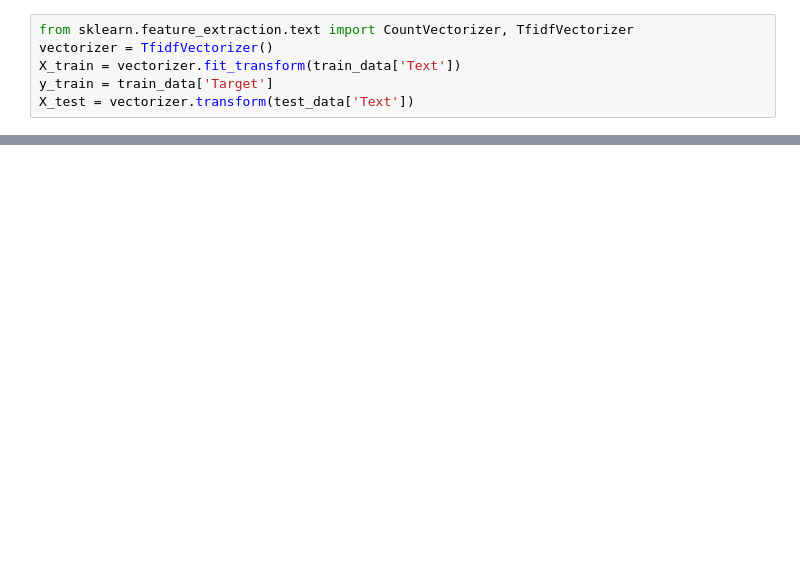
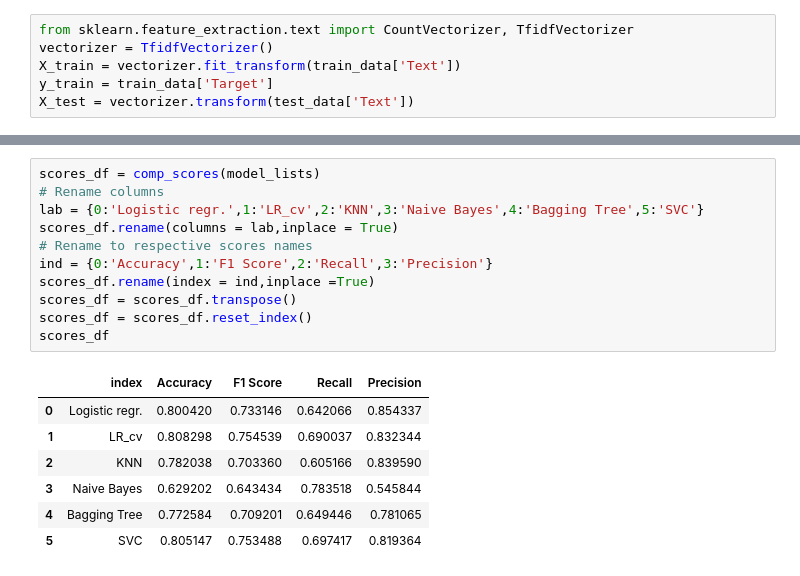
Before and after one commit to rgjha/data_science_basics, a Jupyter notebook: NLP/tweet_analysis_Kaggle/tweet_class.ipynb, the cells around one changed output, grey strips where cells are left out. Drawn from its saved outputs; the diff is of its cells as text; blank space fills up the shorter version.

```diff
--- a/NLP/tweet_analysis_Kaggle/tweet_class.ipynb
+++ b/NLP/tweet_analysis_Kaggle/tweet_class.ipynb
@@ -200,0 +265,19 @@ y_test = svm_model.predict(X_test)
+# %%
+scores_df = comp_scores(model_lists)
+# Rename columns
+lab = {0:'Logistic regr.',1:'LR_cv',2:'KNN',3:'Naive Bayes',4:'Bagging Tree',5:'SVC'}
+scores_df.rename(columns = lab,inplace = True)
+# Rename to respective scores names
+ind = {0:'Accuracy',1:'F1 Score',2:'Recall',3:'Precision'}
+scores_df.rename(index = ind,inplace =True)
+scores_df = scores_df.transpose()
+scores_df = scores_df.reset_index()
+scores_df
+# %% [output]
+|  | index | Accuracy | F1 Score | Recall | Precision |
+| 0 | Logistic regr. | 0.800420 | 0.733146 | 0.642066 | 0.854337 |
+| 1 | LR_cv | 0.808298 | 0.754539 | 0.690037 | 0.832344 |
+| 2 | KNN | 0.782038 | 0.703360 | 0.605166 | 0.839590 |
+| 3 | Naive Bayes | 0.629202 | 0.643434 | 0.783518 | 0.545844 |
+| 4 | Bagging Tree | 0.772584 | 0.709201 | 0.649446 | 0.781065 |
+| 5 | SVC | 0.805147 | 0.753488 | 0.697417 | 0.819364 |
```
Also changed, not shown: parts of 31 cells of this notebook, 5 other files.
